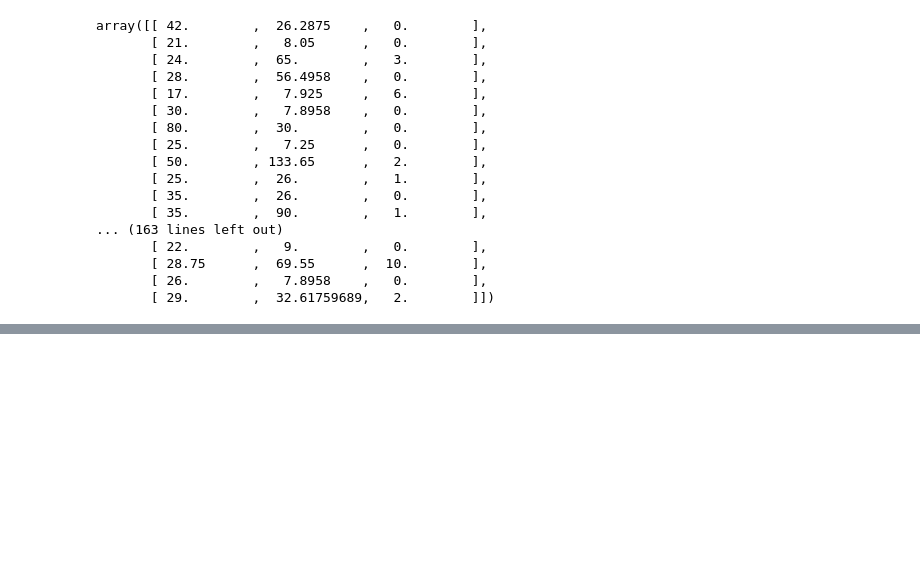
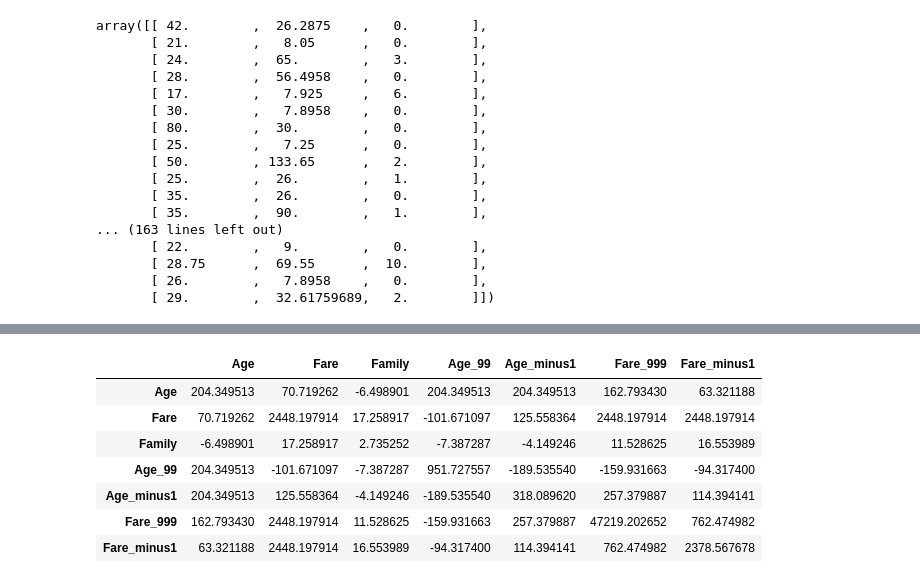
Before and after one commit to msasomrat/ML_learn, a Jupyter notebook: Numeric_missing.ipynb, the cells around one changed output, grey strips where cells are left out. Cells and saved outputs as stored; diff of their text form; code cells hidden in the pictures; blank space fills up the shorter version.

```diff
--- a/Numeric_missing.ipynb
+++ b/Numeric_missing.ipynb
@@ -337,0 +459,11 @@ array([[ 42.        ,  26.2875    ,   0.        ],
+# %%
+x_train.cov()
+# %% [output]
+|  | Age | Fare | Family | Age_99 | Age_minus1 | Fare_999 | Fare_minus1 |
+| Age | 204.349513 | 70.719262 | -6.498901 | 204.349513 | 204.349513 | 162.793430 | 63.321188 |
+| Fare | 70.719262 | 2448.197914 | 17.258917 | -101.671097 | 125.558364 | 2448.197914 | 2448.197914 |
+| Family | -6.498901 | 17.258917 | 2.735252 | -7.387287 | -4.149246 | 11.528625 | 16.553989 |
+| Age_99 | 204.349513 | -101.671097 | -7.387287 | 951.727557 | -189.535540 | -159.931663 | -94.317400 |
+| Age_minus1 | 204.349513 | 125.558364 | -4.149246 | -189.535540 | 318.089620 | 257.379887 | 114.394141 |
+| Fare_999 | 162.793430 | 2448.197914 | 11.528625 | -159.931663 | 257.379887 | 47219.202652 | 762.474982 |
+| Fare_minus1 | 63.321188 | 2448.197914 | 16.553989 | -94.317400 | 114.394141 | 762.474982 | 2378.567678 |
```
Also changed, not shown: parts of 21 cells of this notebook.
